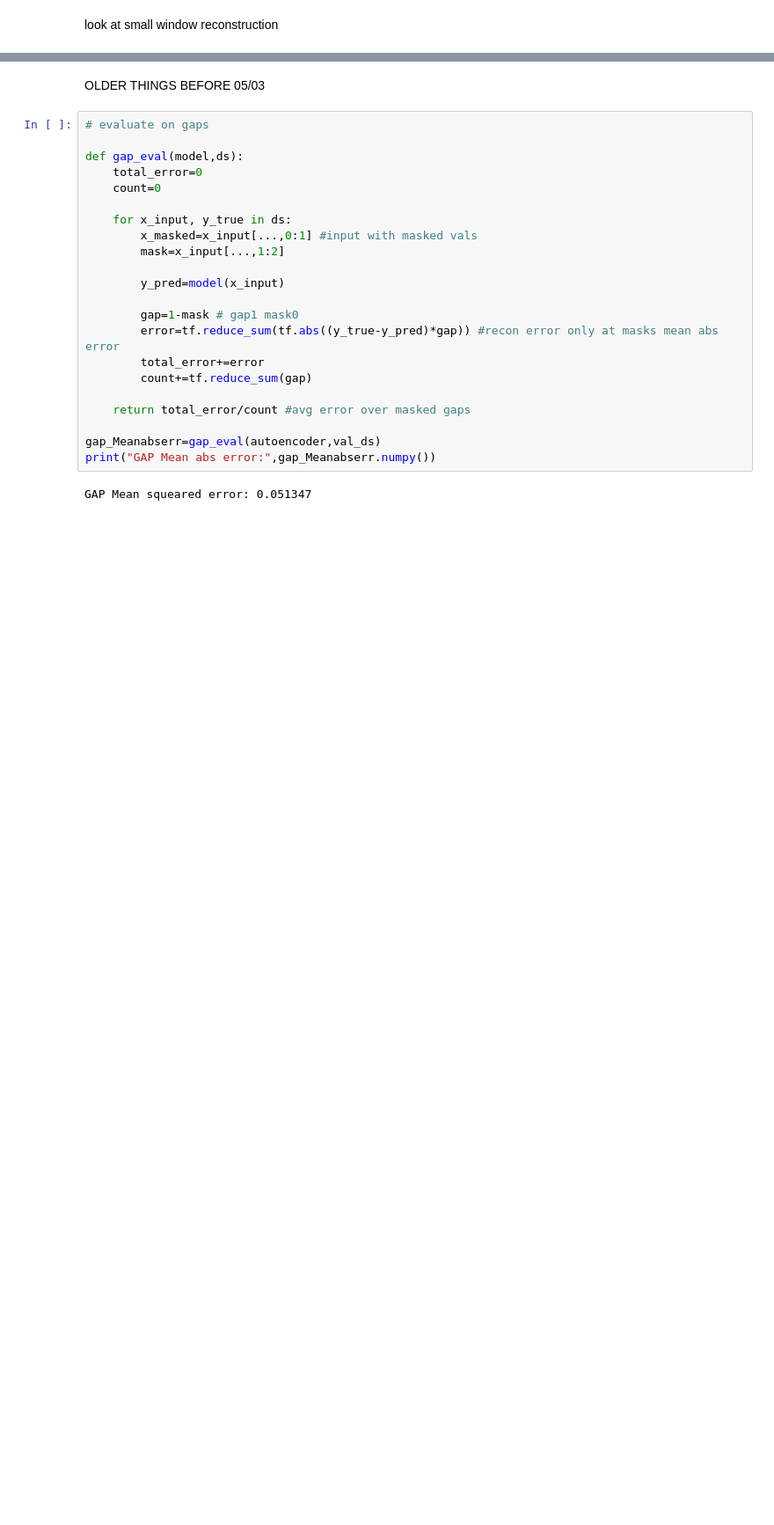
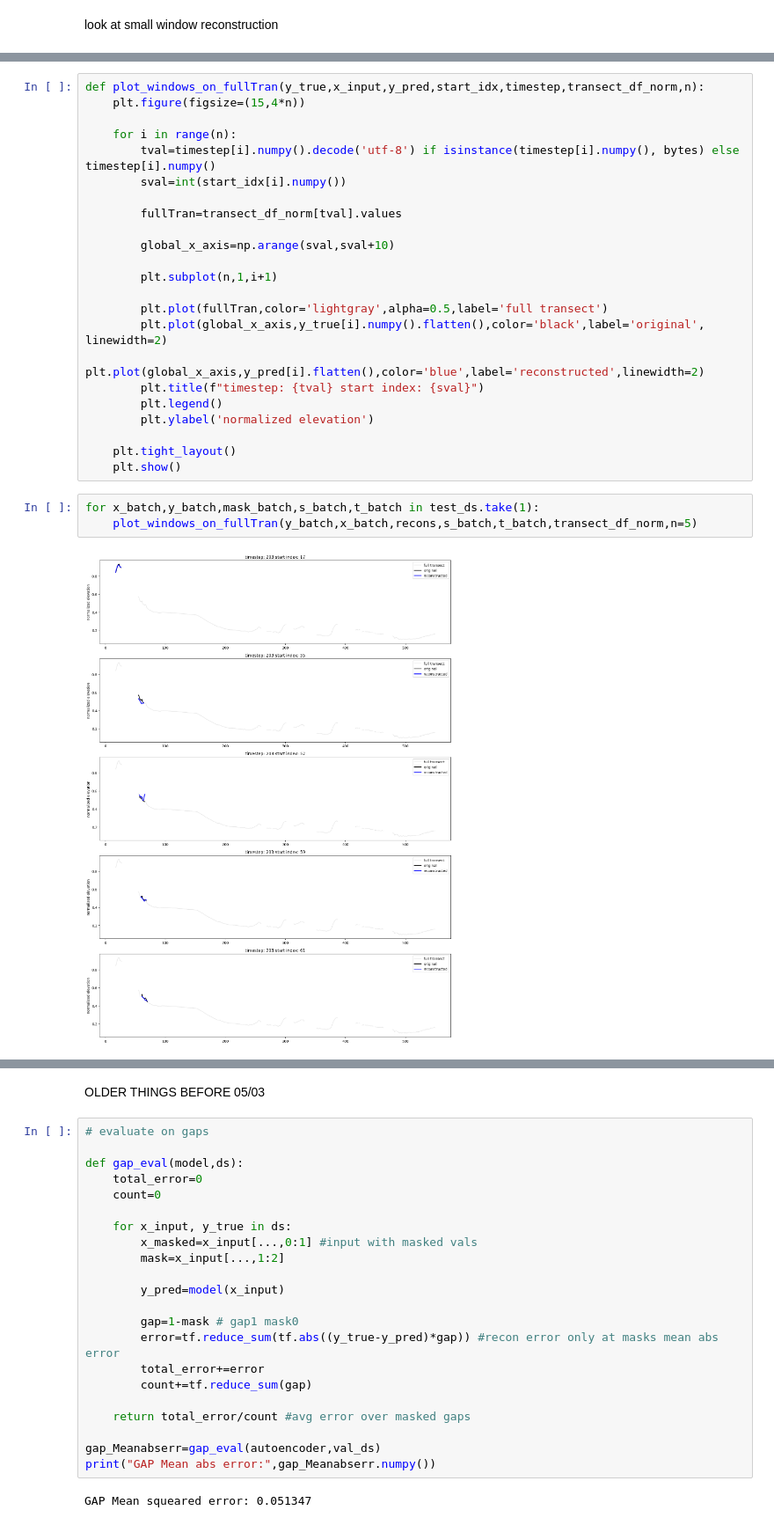
Before and after one commit to NCSU-CHAZ/MasonBEAST, a Jupyter notebook: MAE_window10.ipynb, the cells around one changed output, grey strips where cells are left out. Shown at 88% size. Drawn from its saved outputs; the diff is of its cells as text; blank space fills up the shorter version.

```diff
--- a/MAE_window10.ipynb
+++ b/MAE_window10.ipynb
@@ -619,0 +647,28 @@ plot_recons(y_batch,x_batch,recons,n=5)
+# %%
+def plot_windows_on_fullTran(y_true,x_input,y_pred,start_idx,timestep,transect_df_norm,n):
+    plt.figure(figsize=(15,4*n))
+
+    for i in range(n):
+        tval=timestep[i].numpy().decode('utf-8') if isinstance(timestep[i].numpy(), bytes) else timestep[i].numpy()
+        sval=int(start_idx[i].numpy())
+
+        fullTran=transect_df_norm[tval].values
+
+        global_x_axis=np.arange(sval,sval+10)
+
+        plt.subplot(n,1,i+1)
+
+        plt.plot(fullTran,color='lightgray',alpha=0.5,label='full transect')
+        plt.plot(global_x_axis,y_true[i].numpy().flatten(),color='black',label='original', linewidth=2)
+        plt.plot(global_x_axis,y_pred[i].flatten(),color='blue',label='reconstructed',linewidth=2)
+        plt.title(f"timestep: {tval} start index: {sval}")
+        plt.legend()
+        plt.ylabel('normalized elevation')
+
+    plt.tight_layout()
+    plt.show()
+# %%
+for x_batch,y_batch,mask_batch,s_batch,t_batch in test_ds.take(1):
+    plot_windows_on_fullTran(y_batch,x_batch,recons,s_batch,t_batch,transect_df_norm,n=5)
+# %% [output]
+[figure, added]
```
Also changed, not shown: parts of 12 cells of this notebook.
